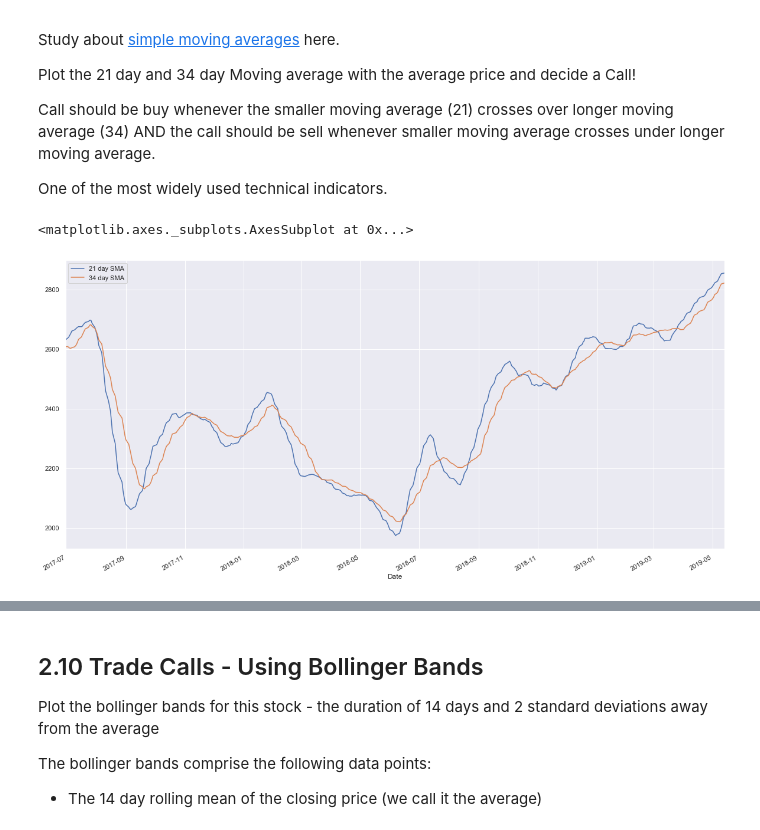
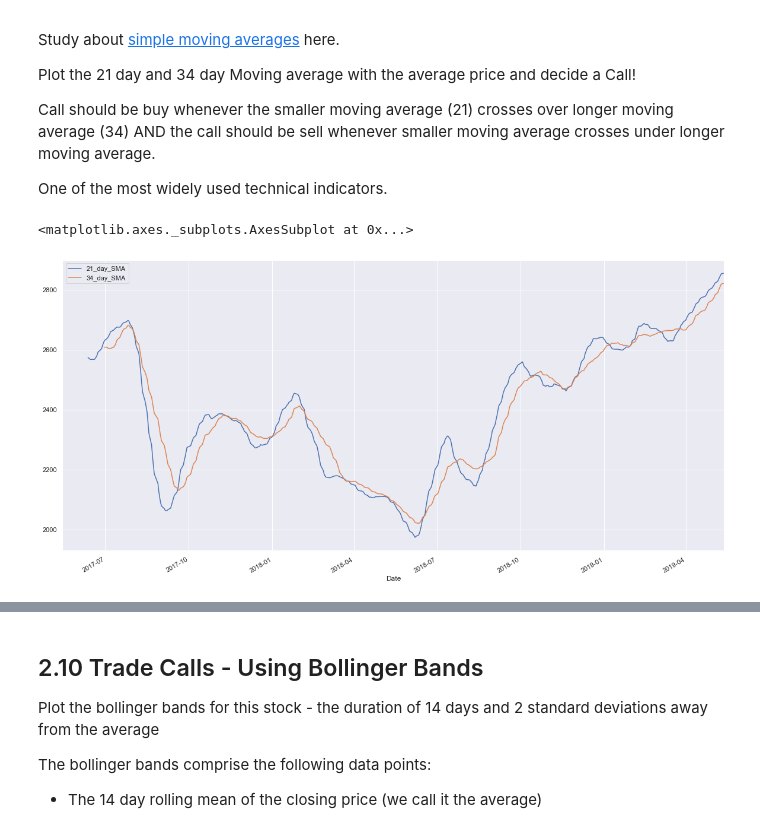
Before and after one commit to JamesMcGuigan/aspiration-ai-internship, a Jupyter notebook: python3/module_2/module_2.ipynb, the cells around one changed output, grey strips where cells are left out. Cells and saved outputs as stored; diff of their text form; code cells hidden in the pictures.

Commit message:
module 2 | python | Q2.9 | Trade Calls - SMA | reactor as single dataframe

```diff
--- a/python3/module_2/module_2.ipynb
+++ b/python3/module_2/module_2.ipynb
@@ -327,12 +331,10 @@ Call should be buy whenever the smaller moving average (21) crosses over longer
 
 One of the most widely used technical indicators.
 # %%
-dataframe_sma = pd.DataFrame({
-    "21 day SMA": dataframe.Close_Price.rolling(21).mean(),
-    "34 day SMA": dataframe.Close_Price.rolling(34).mean(),
-}).dropna()
-dataframe_sma.plot()
+dataframe["21_day_SMA"] = dataframe.Close_Price.rolling(21).mean()
+dataframe["34_day_SMA"] = dataframe.Close_Price.rolling(34).mean()
+dataframe[["21_day_SMA", "34_day_SMA"]].plot()
 # %% [output]
 <matplotlib.axes._subplots.AxesSubplot at 0x...>
-[figure, old version]
+[figure, new version]
 # %%
```
Also changed, not shown: parts of 3 cells of this notebook.
